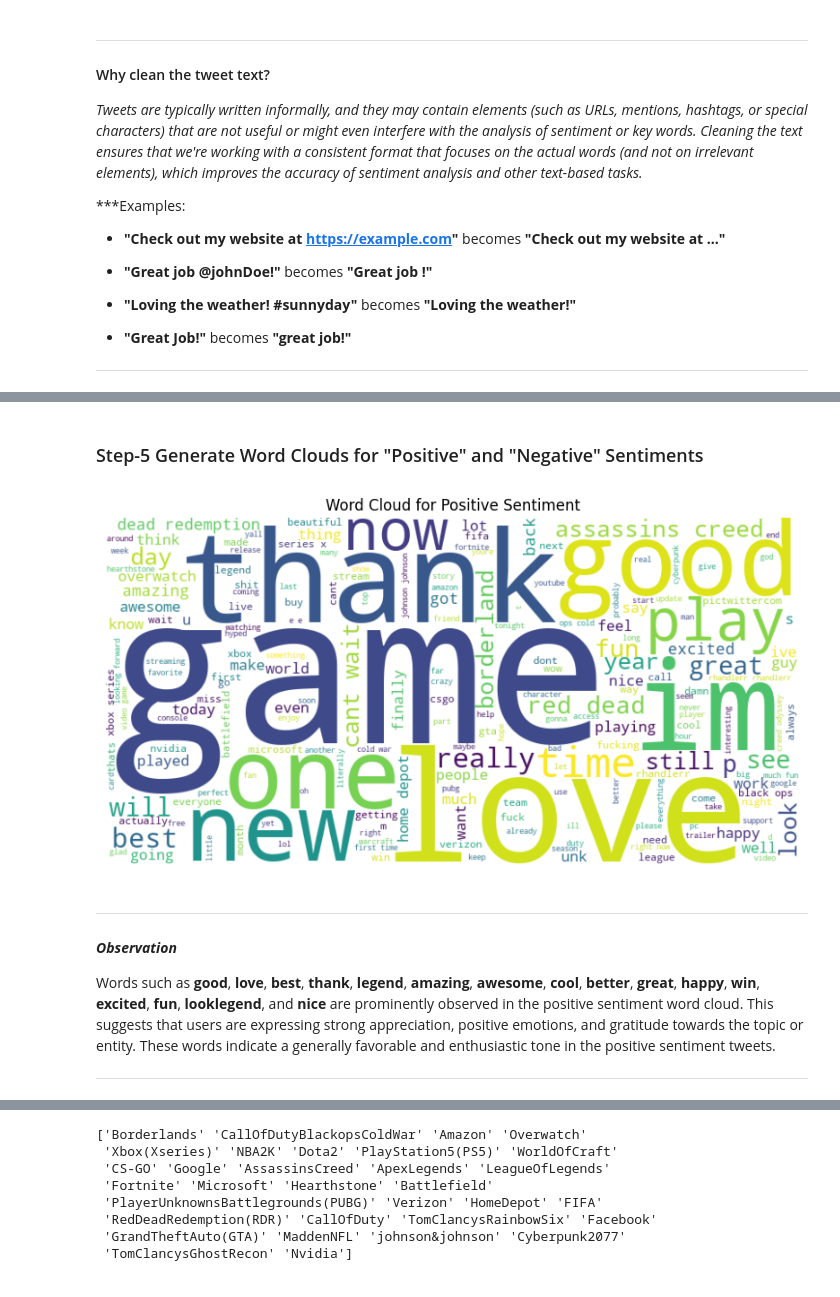
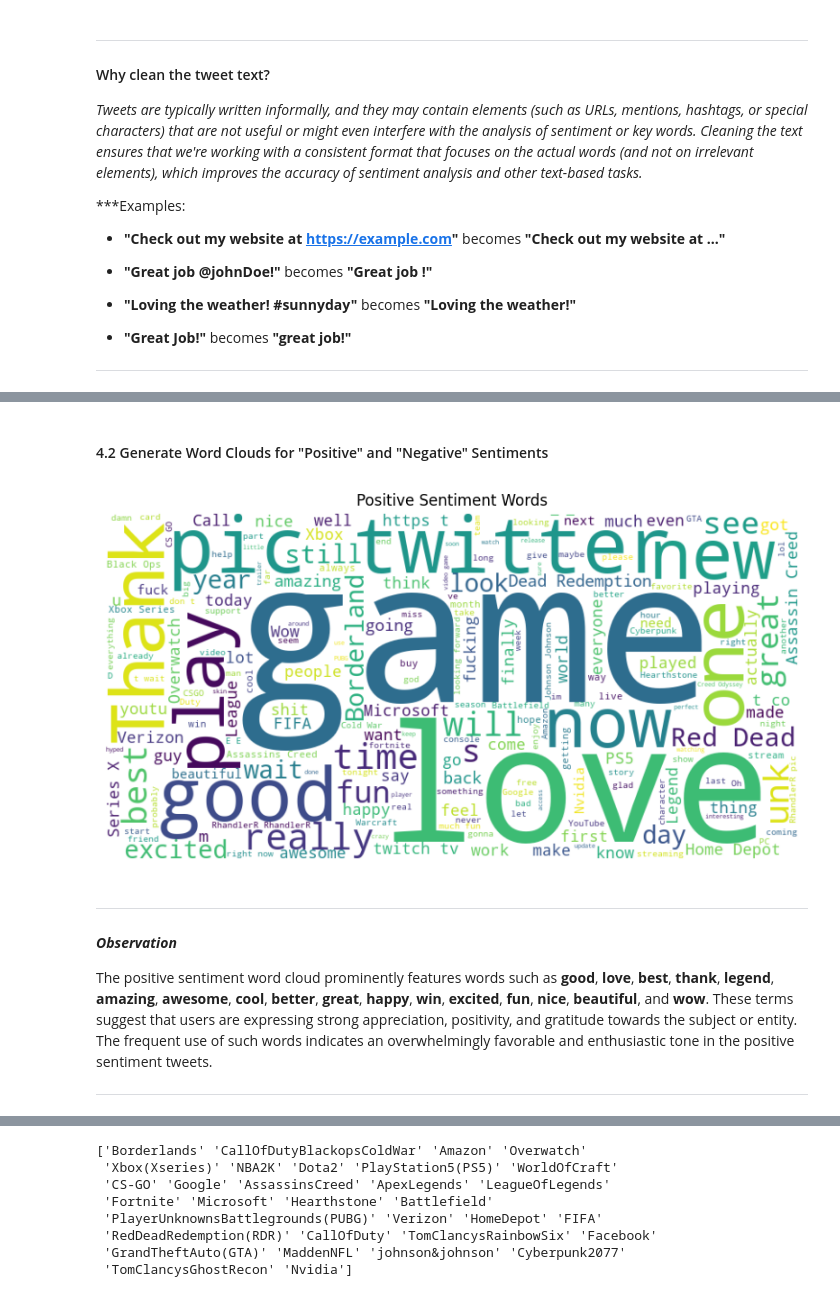
Before and after one commit to ibtj21/PRODIGY_DS_04, a Jupyter notebook: Sentiment_analysis.ipynb, the cells around one changed output, grey strips where cells are left out. Saved outputs shown, nothing was run; the diff lists cells and outputs as text; code cells hidden in the pictures.

```diff
--- a/Sentiment_analysis.ipynb
+++ b/Sentiment_analysis.ipynb
@@ -173,0 +183,10 @@ ___
+# %%
+# Calculate tweet lengths
+df_no_duplicates['cleaned_tweet'] = df_no_duplicates['cleaned_tweet'].str.len()
+
+# Get descriptive statistics for tweet lengths by sentiment
+tweet_length_stats = df_no_duplicates.groupby('Sentiment')['cleaned_tweet'].count()
+
+# Display the results
+print("Tweet Length Analysis by Sentiment:")
+print(tweet_length_stats)
@@ -244,26 +289,24 @@ plt.show()
 # %% [markdown]
-### Step-5 Generate Word Clouds for "Positive" and "Negative" Sentiments
+#### 4.2 Generate Word Clouds for "Positive" and "Negative" Sentiments
-# %%
-def generate_wordcloud(sentiment_df, sentiment):
-    # Combine all text in the selected sentiment group
-    text = ' '.join(sentiment_df[sentiment_df['Sentiment'] == sentiment]['cleaned_tweet'])
-    wordcloud = WordCloud(width=800, height=400, background_color='white').generate(text)
-
-    # Plot the word cloud
-    plt.figure(figsize=(10, 8))
-    plt.imshow(wordcloud, interpolation='bilinear')
-    plt.title(f'Word Cloud for {sentiment} Sentiment')
-    plt.axis('off')
-    plt.show()
-
-# Generate word clouds for each sentiment type using the df_relevant dataset
-generate_wordcloud(df_relevant, 'Positive')
-#generate_wordcloud(df_relevant, 'Negative')
-#generate_wordcloud(df_relevant, 'Neutral')
-# %% [output]
-[figure, removed]
+# %%
+import matplotlib.pyplot as plt
+from wordcloud import WordCloud
+
+# Function to generate word cloud
+def plot_wordcloud(text, title):
+    wordcloud = WordCloud(width=800, height=400, background_color='white').generate(' '.join(text))
+    plt.figure(figsize=(10, 5))
+    plt.imshow(wordcloud, interpolation='bilinear')
+    plt.axis('off')
+    plt.title(title)
+    plt.show()
+
+# Positive sentiment word cloud (using 'Tweet Text' column)
+plot_wordcloud(df_relevant[df_relevant['Sentiment'] == 'Positive']['Tweet Text'], 'Positive Sentiment Words')
+# %% [output]
+[figure, added]
 # %% [markdown]
 ___
 #### ***Observation***
-Words such as **good**, **love**, **best**, **thank**, **legend**, **amazing**, **awesome**, **cool**, **better**, **great**, **happy**, **win**, **excited**, **fun**, **looklegend**, and **nice** are prominently observed in the positive sentiment word cloud. This suggests that users are expressing strong appreciation, positive emotions, and gratitude towards the topic or entity. These words indicate a generally favorable and enthusiastic tone in the positive sentiment tweets.
+The positive sentiment word cloud prominently features words such as **good**, **love**, **best**, **thank**, **legend**, **amazing**, **awesome**, **cool**, **better**, **great**, **happy**, **win**, **excited**, **fun**, **nice**, **beautiful**, and **wow**. These terms suggest that users are expressing strong appreciation, positivity, and gratitude towards the subject or entity. The frequent use of such words indicates an overwhelmingly favorable and enthusiastic tone in the positive sentiment tweets.
 ___
```
Also changed, not shown: parts of 41 cells of this notebook.
